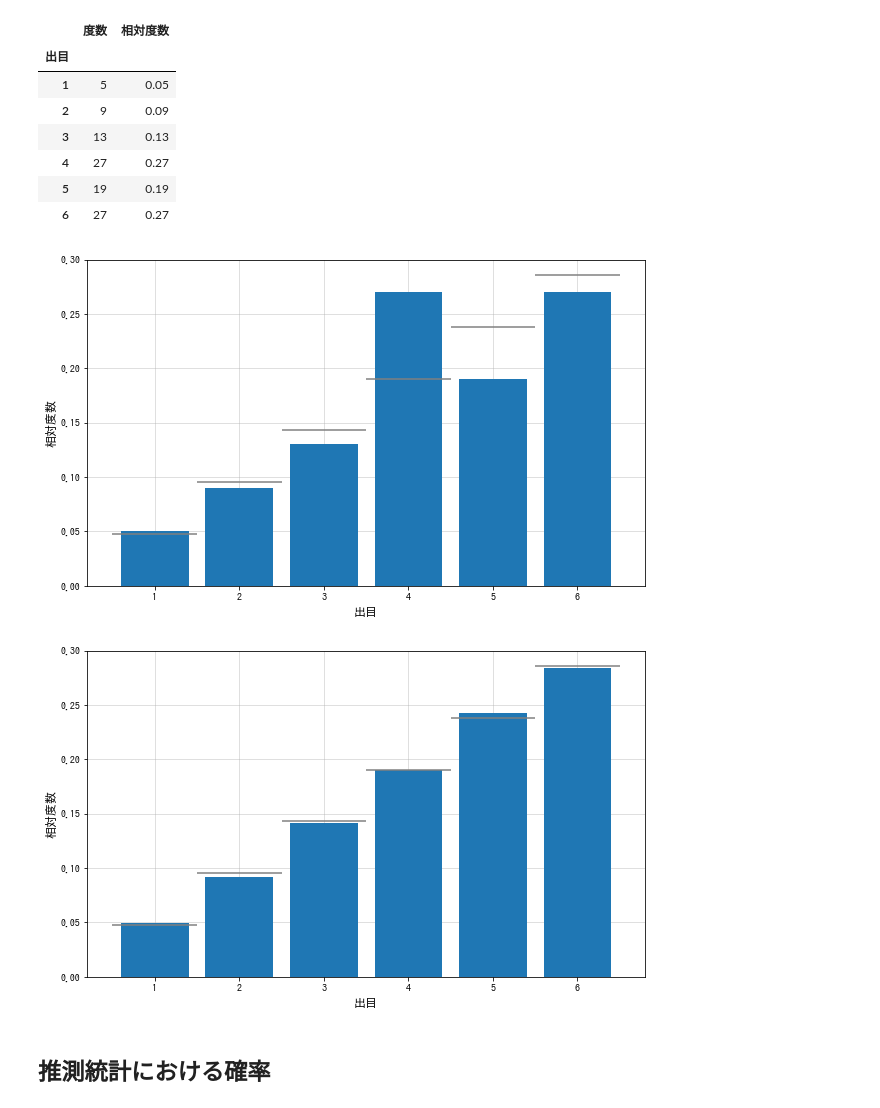
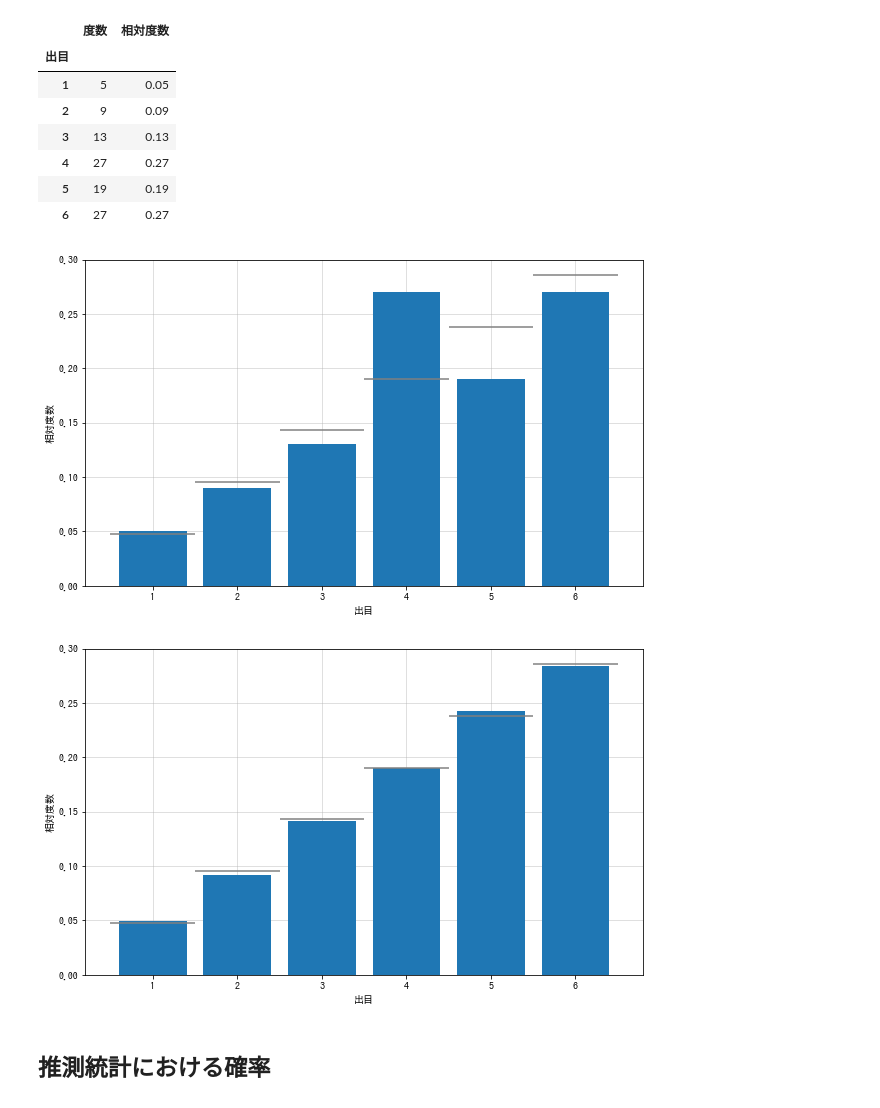
Before and after one commit to ghmagazine/python_stat_sample, a Jupyter notebook: notebook/chap04.ipynb, the cells around one changed output. Saved outputs shown, nothing was run; the diff lists cells and outputs as text; code cells hidden in the pictures.

```diff
--- a/notebook/chap04.ipynb
+++ b/notebook/chap04.ipynb
@@ -92,19 +91,18 @@ pd.DataFrame({'度数':freq,
 # %%
 fig = plt.figure(figsize=(10, 6))
 ax = fig.add_subplot(111)
 ax.hist(sample, bins=6, range=(1, 7), density=True, rwidth=0.8)
 # 真の確率分布を横線で表示
 ax.hlines(prob, np.arange(1, 7), np.arange(2, 8), colors='gray')
 # 棒グラフの[1.5, 2.5, ..., 6.5]の場所に目盛りをつける
 ax.set_xticks(np.linspace(1.5, 6.5, 6))
 # 目盛りの値は[1, 2, 3, 4, 5, 6]
 ax.set_xticklabels(np.arange(1, 7))
-ax.set_xlabel('出目', fontsize=12)
-ax.set_ylabel('相対度数', fontsize=12)
-
+ax.set_xlabel('出目')
+ax.set_ylabel('相対度数')
 plt.show()
 # %% [output]
-[figure, old version]
+[figure, new version]
 # %%
 num_trial = 10000
 sample = np.random.choice(dice, size=num_trial, p=prob)
@@ -115,12 +113,11 @@ ax.hist(sample, bins=6, range=(1, 7), density=True, rwidth=0.8)
 ax.hlines(prob, np.arange(1, 7), np.arange(2, 8), colors='gray')
 ax.set_xticks(np.linspace(1.5, 6.5, 6))
 ax.set_xticklabels(np.arange(1, 7))
-ax.set_xlabel('出目', fontsize=12)
-ax.set_ylabel('相対度数', fontsize=12)
-
+ax.set_xlabel('出目')
+ax.set_ylabel('相対度数')
 plt.show()
 # %% [output]
-[figure, old version]
+[figure, new version]
 # %% [markdown]
 ## 推測統計における確率
 # %%
```
Also changed, not shown: parts of 5 cells of this notebook, 20 other files.
